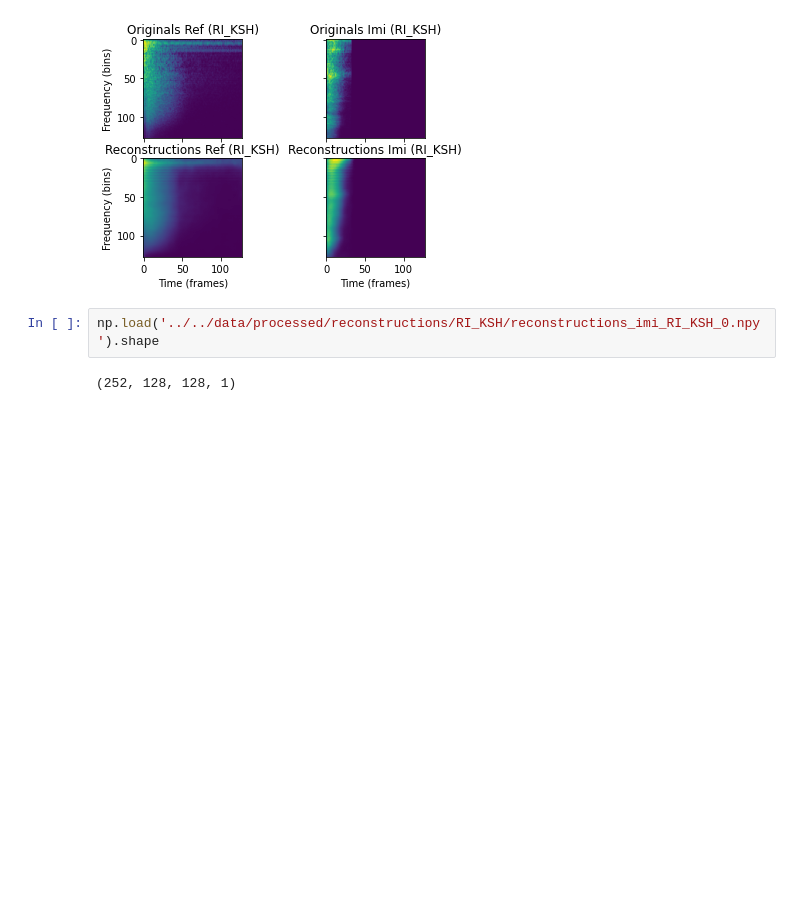
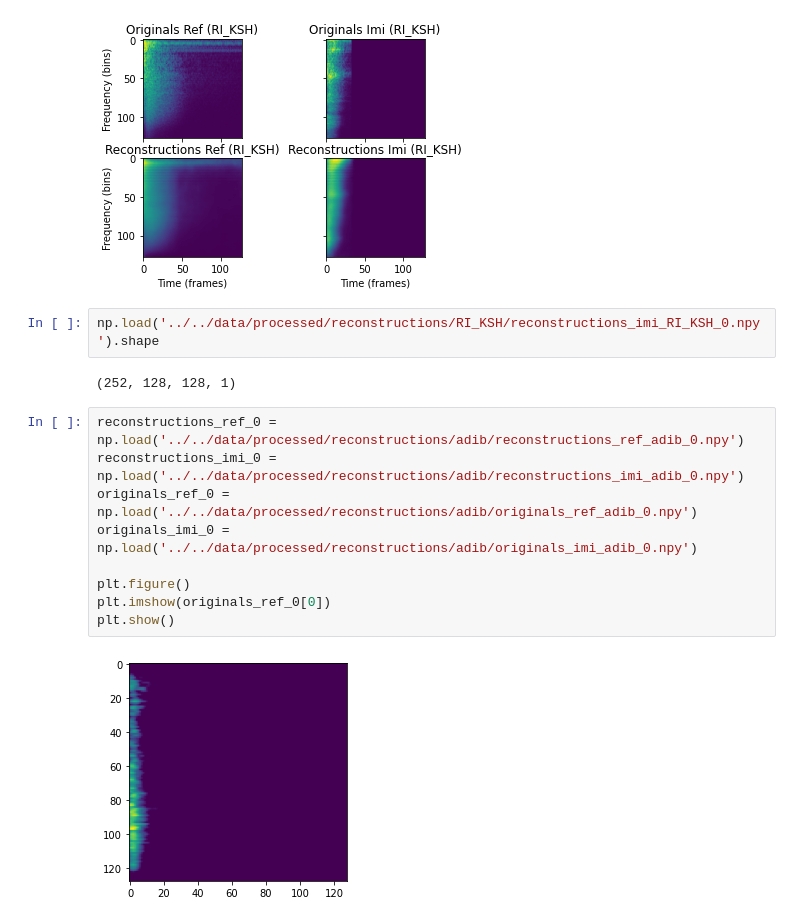
Before and after one commit to alejandrodl/drum-sample-retrieval-vocalisation, a Jupyter notebook: src/models/check_embeddings_and_reconstructions.ipynb, the cells around one changed output. Cells and saved outputs as stored; diff of their text form; blank space fills up the shorter version.

```diff
--- a/src/models/check_embeddings_and_reconstructions.ipynb
+++ b/src/models/check_embeddings_and_reconstructions.ipynb
@@ -215,3 +215,14 @@ for n in ns:
 np.load('../../data/processed/reconstructions/RI_KSH/reconstructions_imi_RI_KSH_0.npy').shape
 # %% [output]
 (252, 128, 128, 1)
+# %%
+reconstructions_ref_0 = np.load('../../data/processed/reconstructions/adib/reconstructions_ref_adib_0.npy')
+reconstructions_imi_0 = np.load('../../data/processed/reconstructions/adib/reconstructions_imi_adib_0.npy')
+originals_ref_0 = np.load('../../data/processed/reconstructions/adib/originals_ref_adib_0.npy')
+originals_imi_0 = np.load('../../data/processed/reconstructions/adib/originals_imi_adib_0.npy')
+
+plt.figure()
+plt.imshow(originals_ref_0[0])
+plt.show()
+# %% [output]
+[figure, added]
```
Also changed, not shown: parts of 2 cells of this notebook, 20 other files.
